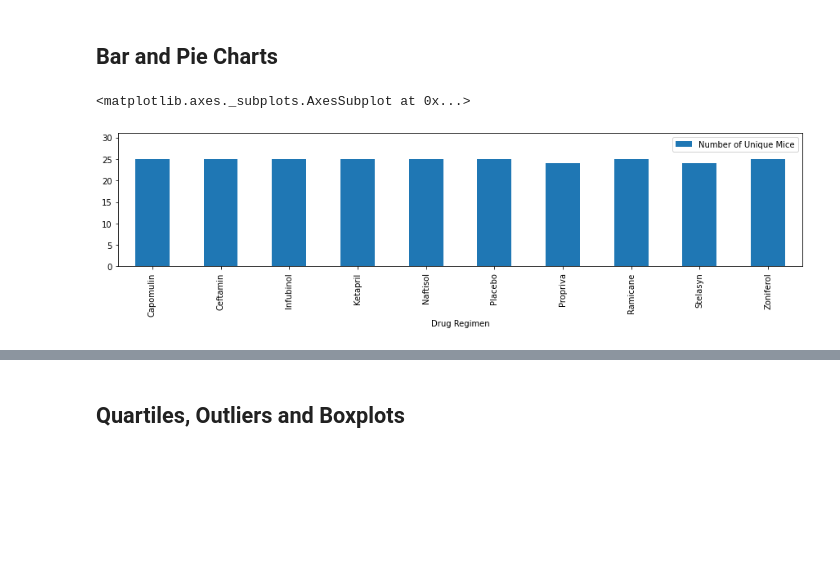
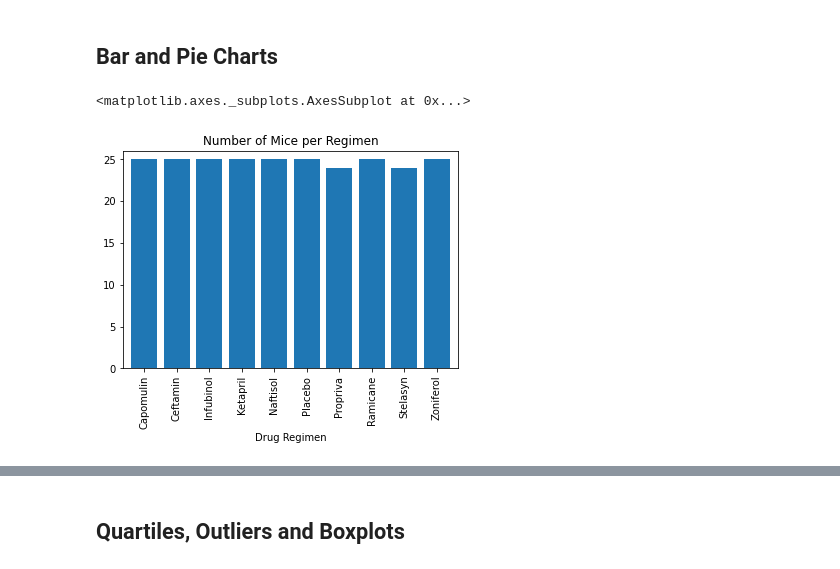
Before and after one commit to josh-acampado/matplotlib-challenge, a Jupyter notebook: pymaceuticals_starter.ipynb, the cells around one changed output, grey strips where cells are left out. Drawn from its saved outputs; the diff is of its cells as text; code cells hidden in the pictures; blank space fills up the shorter version.

Commit message:
Completed bar graphs, .plot and .bar

```diff
--- a/pymaceuticals_starter.ipynb
+++ b/pymaceuticals_starter.ipynb
@@ -113,12 +114,13 @@ summary_df
 # %% [markdown]
 ## Bar and Pie Charts
 # %%
-# Generate a bar plot showing the total number of mice for each drug regimen using pandas.
+# Generate a bar plot showing the total numberw of mice for each drug regimen using pandas.
 # There should be a single bar per regimen
 mice_per_regimen_series = regimen_group['Mouse ID'].nunique()
 mice_per_regimen_df = mice_per_regimen_series.to_frame()
 mice_per_regimen_df = mice_per_regimen_df.rename(columns = {'Mouse ID':'Number of Unique Mice'})
-mice_per_regimen_df.plot(kind="bar", figsize = (15,3), ylim = (0,31))
+mice_per_regimen_df.plot(kind="bar", figsize = (6,4), ylim = (0,26), legend = False,
+                        title = 'Number of Mice per Regimen', width = 0.8)
 # %% [output]
 <matplotlib.axes._subplots.AxesSubplot at 0x...>
-[figure, old version]
+[figure, new version]
```
Also changed, not shown: parts of 5 cells of this notebook.
